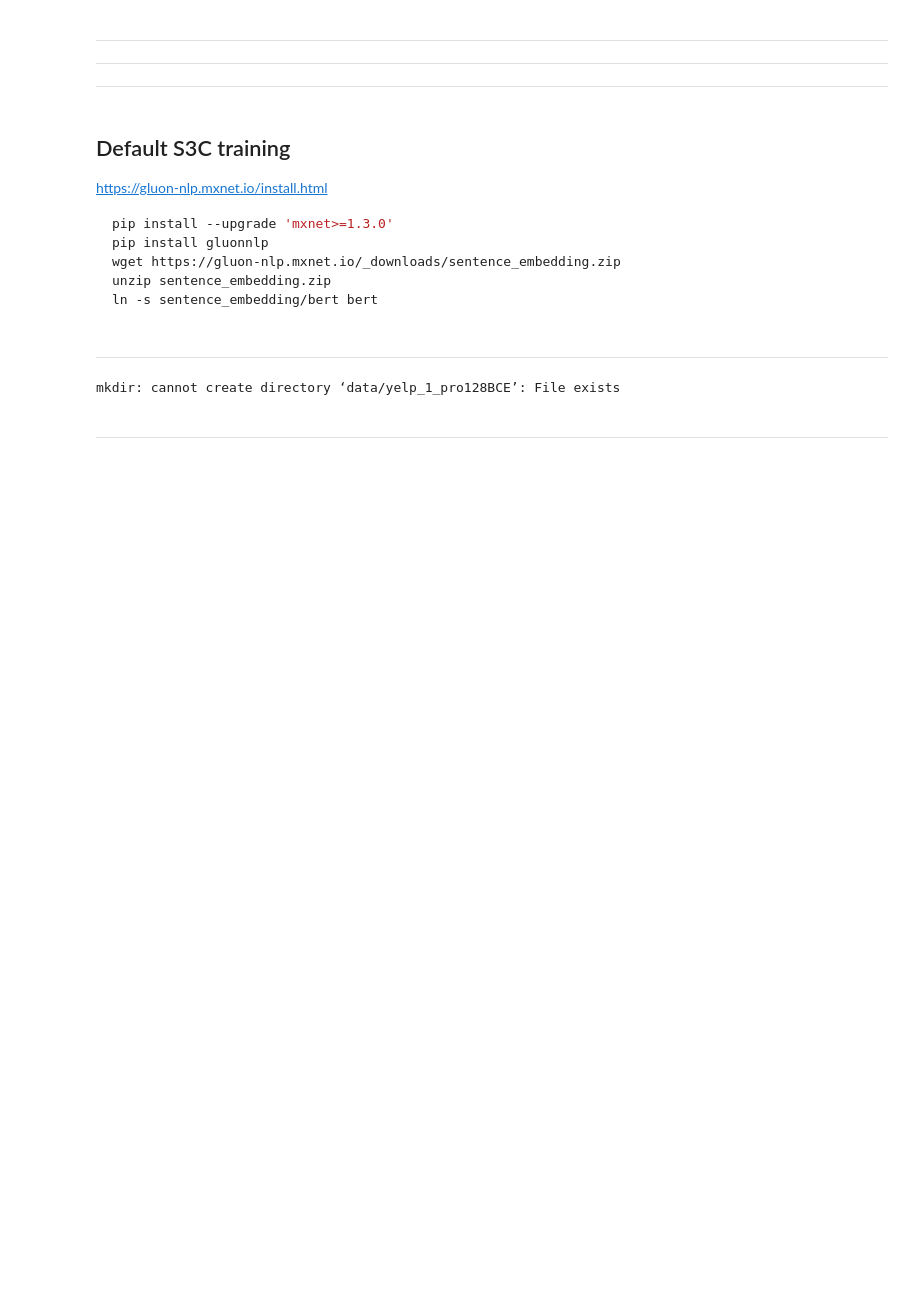
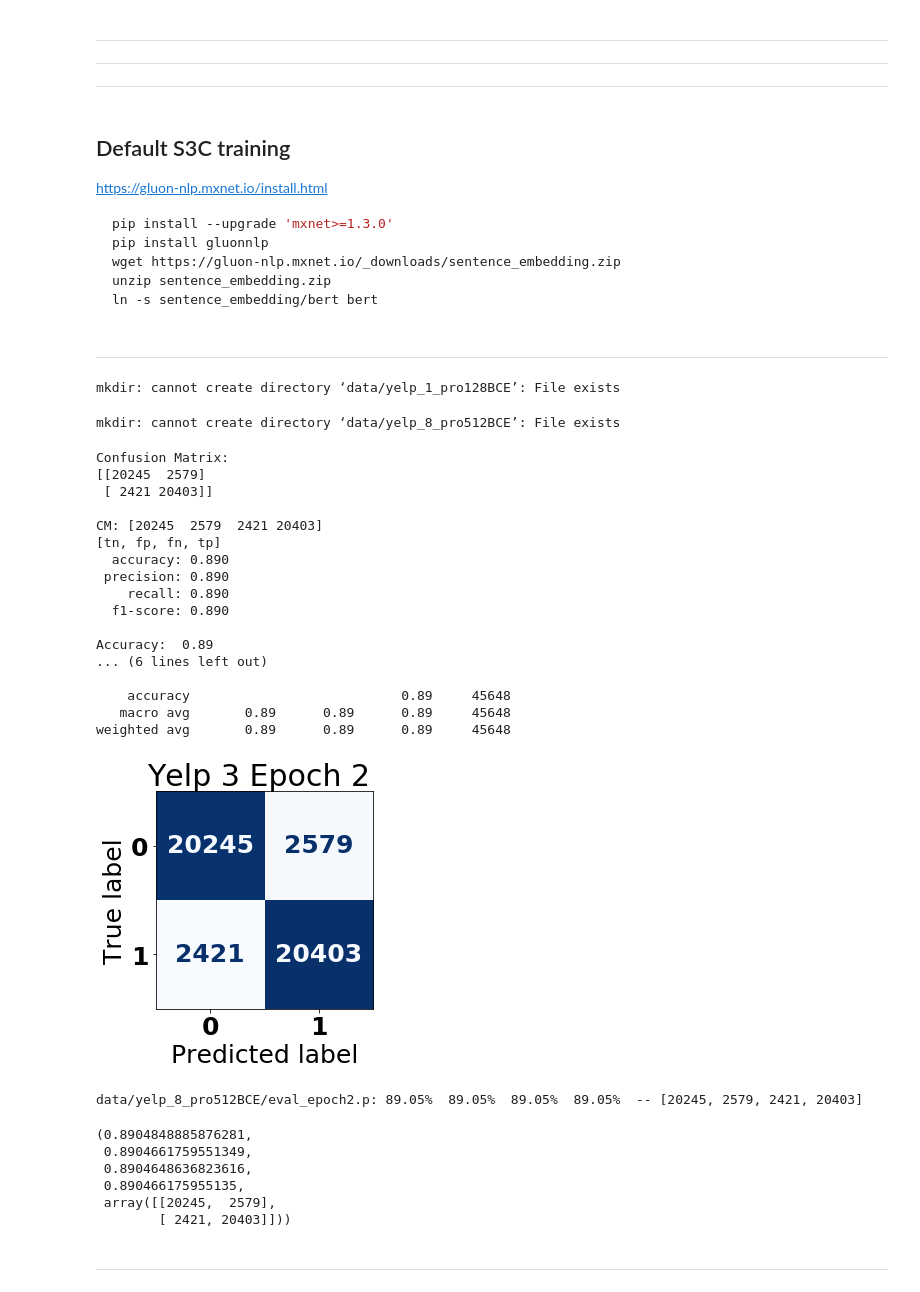
Before and after one commit to Querela/argmining19-same-side-classification, a Jupyter notebook: SentimentDatasets_Yelp_Analysis_Categories.ipynb, the cells around one changed output. Drawn from its saved outputs; the diff is of its cells as text; code cells hidden in the pictures; blank space fills up the shorter version.

```diff
--- a/SentimentDatasets_Yelp_Analysis_Categories.ipynb
+++ b/SentimentDatasets_Yelp_Analysis_Categories.ipynb
@@ -53,7 +53,8 @@ init_random()
 # download + scp to cuda + extract
 # Path on CUDA2
 data_yelp_path = Path("/disk1/users/ekoerner/argmining19-same-side-classification/data/sentiment/yelp/")
-data_yelp_path = Path("/disk1/users/ekoerner/same-side-classification/argmining19-same-side-classification/data/sentiment/yelp/")
+# CUDA1?
+#data_yelp_path = Path("/disk1/users/ekoerner/same-side-classification/argmining19-same-side-classification/data/sentiment/yelp/")
 # %% [markdown]
 ---
 # %% [markdown]
@@ -1285,6 +1350,65 @@ fn_traindev_df = fn_run_path / "traindev.p"
 category_name = "Arts & Entertainment"
 
 ! mkdir data/yelp_3_arts_pro128BCE
+# %%
+run_name = "yelp_8_pro512BCE"
+fn_run_path = Path(f"data/{run_name}")
+fn_traindev_df = fn_run_path / "traindev.p"
+
+category_name = "*"  # just a dummy ...
+
+! mkdir data/yelp_8_pro512BCE
+# %% [output]
+mkdir: cannot create directory ‘data/yelp_8_pro512BCE’: File exists
+# %%
+#with open(fn_traindev_df, "rb") as fp:
+#    traindev_df = pickle.load(fp)
+
+fn_yelp_df = data_yelp_path / "df_traindev4_typed.p"
+
+with open(fn_yelp_df, "rb") as fp:
+    traindev_df = pickle.load(fp)
+# %%
+epoch_id = 2
+
+with open(fn_run_path / f"eval_epoch{epoch_id}.p", "rb") as fp:
+    y_true = pickle.load(fp)
+    y_pred = pickle.load(fp)
+
+report_training_results(y_true, y_pred, name=f"BERTClassifier - {run_name}", heatmap=False)
+plot_confusion_matrix(y_true, y_pred, labels=[0, 1], title=f"Yelp 3 Epoch {epoch_id}", values_format="d", cmap="Blues", include_colorbar=False)
+plt.show()
+
+results = compute_metrics(y_true, y_pred, precision=8, averaging="macro", dump=False)
+prec, rec, f1, acc, cm = results
+print(f"{fn_run_path}/eval_epoch{epoch_id}.p: {prec * 100:5.2f}%  {rec * 100:5.2f}%  {f1 * 100:5.2f}%  {acc * 100:5.2f}%  -- {cm.flatten().tolist()}")
+results
+# %% [output]
+Confusion Matrix:
+[[20245  2579]
+ [ 2421 20403]]
+
+CM: [20245  2579  2421 20403]
+[tn, fp, fn, tp]
+  accuracy: 0.890
+ precision: 0.890
+    recall: 0.890
+  f1-score: 0.890
+
+Accuracy:  0.89
+... (6 lines left out)
+
+    accuracy                           0.89     45648
+   macro avg       0.89      0.89      0.89     45648
+weighted avg       0.89      0.89      0.89     45648
+[figure, added]
+data/yelp_8_pro512BCE/eval_epoch2.p: 89.05%  89.05%  89.05%  89.05%  -- [20245, 2579, 2421, 20403]
+(0.8904848885876281,
+ 0.8904661759551349,
+ 0.8904648636823616,
+ 0.890466175955135,
+ array([[20245,  2579],
+        [ 2421, 20403]]))
 # %% [markdown]
 ---
 # %%
```
Also changed, not shown: parts of 8 cells of this notebook, 2 other files.
